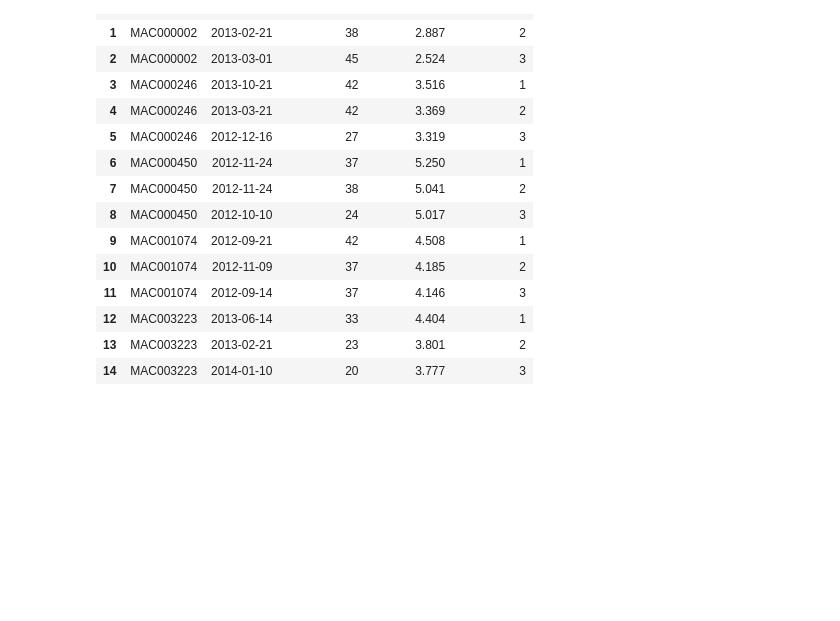
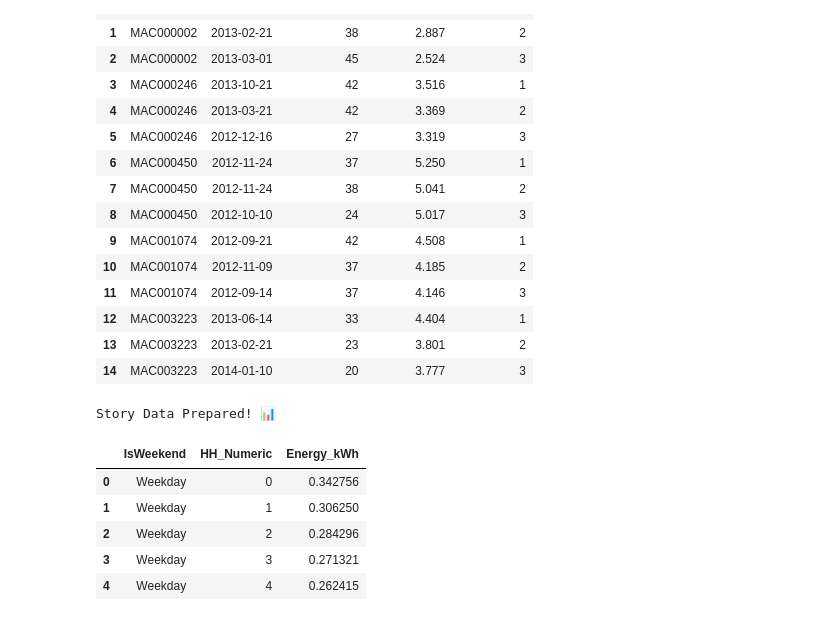
Before and after one commit to Kennyg-w/smart-meter-energy-analysis, a Jupyter notebook: notebooks/analysis.ipynb, the cells around one changed output. Saved outputs shown, nothing was run; the diff lists cells and outputs as text; code cells hidden in the pictures; blank space fills up the shorter version.

```diff
--- a/notebooks/analysis.ipynb
+++ b/notebooks/analysis.ipynb
@@ -214,3 +214,21 @@ display(high_usage_ranks.head(15))
 | 12 | MAC003223 | 2013-06-14 | 33 | 4.404 | 1 |
 | 13 | MAC003223 | 2013-02-21 | 23 | 3.801 | 2 |
 | 14 | MAC003223 | 2014-01-10 | 20 | 3.777 | 3 |
+# %%
+# 1. Create a "DayType" column (is it a Weekend or Weekday?)
+df_clean['DayOfWeek'] = df_clean['day'].dt.day_name()
+df_clean['IsWeekend'] = df_clean['day'].dt.dayofweek.isin([5, 6]).map({True: 'Weekend', False: 'Weekday'})
+
+# 2. Group by DayType and Half-Hour to see the different "Shapes" of energy use
+story_data = df_clean.groupby(['IsWeekend', 'HH_Numeric'])['Energy_kWh'].mean().reset_index()
+
+print("Story Data Prepared! 📊")
+story_data.head()
+# %% [output]
+Story Data Prepared! 📊
+|  | IsWeekend | HH_Numeric | Energy_kWh |
+| 0 | Weekday | 0 | 0.342756 |
+| 1 | Weekday | 1 | 0.306250 |
+| 2 | Weekday | 2 | 0.284296 |
+| 3 | Weekday | 3 | 0.271321 |
+| 4 | Weekday | 4 | 0.262415 |
```
Also changed, not shown: parts of 2 cells of this notebook.
